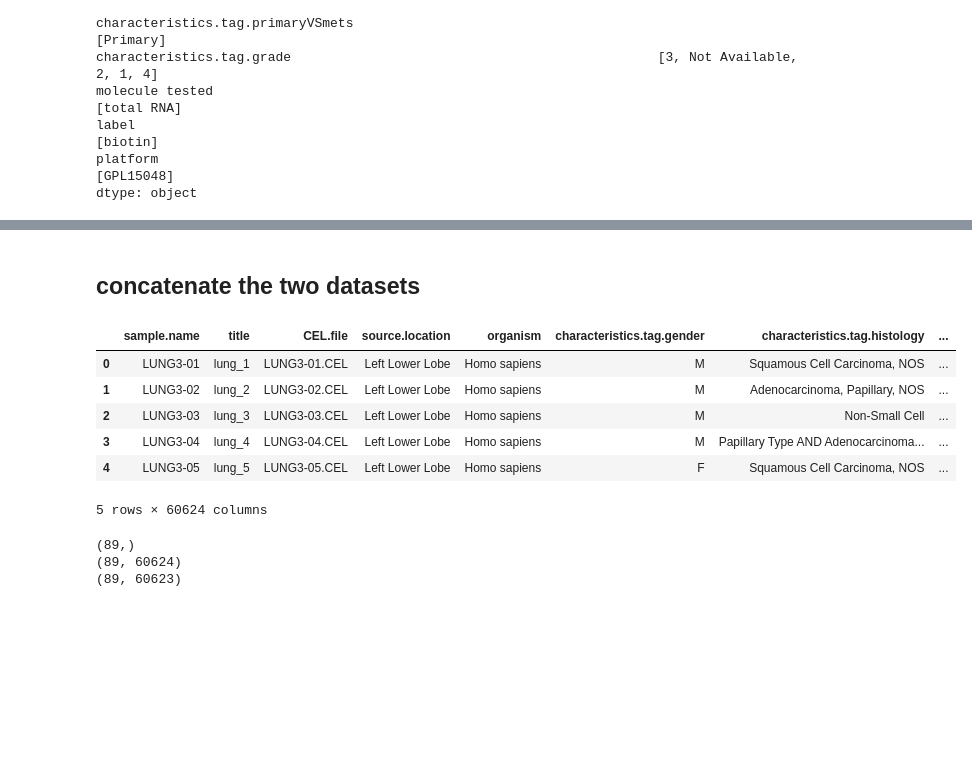
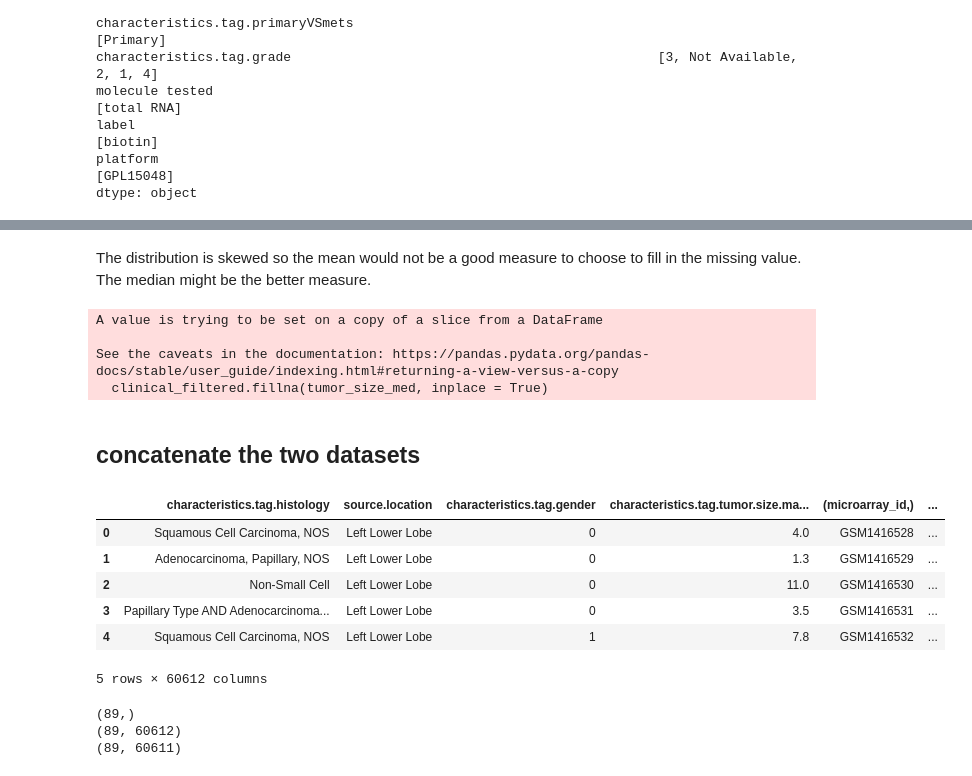
Before and after one commit to ChiaraBecht/Unsupervised_Machine_Learning, a Jupyter notebook: preprocessing/Preprocessing.ipynb, the cells around one changed output, grey strips where cells are left out. Cells and saved outputs as stored; diff of their text form; code cells hidden in the pictures; blank space fills up the shorter version.

Commit message:
Selected relevant features from the clinical dataset and filled in missing values

```diff
--- a/preprocessing/Preprocessing.ipynb
+++ b/preprocessing/Preprocessing.ipynb
@@ -144,0 +146,3 @@ The sample variable, title and CEL.file variables do not contain relevant inform
+# %%
+clinical_filtered = clinical[['characteristics.tag.histology', 'source.location', 'characteristics.tag.gender', 'characteristics.tag.tumor.size.maximumdiameter']]
+clinical_filtered.head()
@@ -144,0 +156,3 @@ The sample variable, title and CEL.file variables do not contain relevant inform
+# %%
+clinical_filtered['characteristics.tag.gender'] = clinical_filtered['characteristics.tag.gender'].replace(['M','F'],[0,1])
+clinical_filtered.head()
@@ -145,16 +192,26 @@ The sample variable, title and CEL.file variables do not contain relevant inform
+# %% [markdown]
+The distribution is skewed so the mean would not be a good measure to choose to fill in the missing value. The median might be the better measure.
+# %%
+tumor_size_med = clinical_filtered['characteristics.tag.tumor.size.maximumdiameter'].median()
+clinical_filtered.fillna(tumor_size_med, inplace = True)
+# %% [output]
+A value is trying to be set on a copy of a slice from a DataFrame
+
+See the caveats in the documentation: https://pandas.pydata.org/pandas-docs/stable/user_guide/indexing.html#returning-a-view-versus-a-copy
+  clinical_filtered.fillna(tumor_size_med, inplace = True)
 # %% [markdown]
 ## concatenate the two datasets
 # %%
-df = pd.concat([clinical, genexp], axis = 1)
+df = pd.concat([clinical_filtered, genexp], axis = 1)
 df.head()
 # %% [output]
-|  | sample.name | title | CEL.file | source.location | organism | characteristics.tag.gender | characteristics.tag.histology | ... |
-| 0 | LUNG3-01 | lung_1 | LUNG3-01.CEL | Left Lower Lobe | Homo sapiens | M | Squamous Cell Carcinoma, NOS | ... |
-| 1 | LUNG3-02 | lung_2 | LUNG3-02.CEL | Left Lower Lobe | Homo sapiens | M | Adenocarcinoma, Papillary, NOS | ... |
-| 2 | LUNG3-03 | lung_3 | LUNG3-03.CEL | Left Lower Lobe | Homo sapiens | M | Non-Small Cell | ... |
-| 3 | LUNG3-04 | lung_4 | LUNG3-04.CEL | Left Lower Lobe | Homo sapiens | M | Papillary Type AND Adenocarcinoma... | ... |
-| 4 | LUNG3-05 | lung_5 | LUNG3-05.CEL | Left Lower Lobe | Homo sapiens | F | Squamous Cell Carcinoma, NOS | ... |
+|  | characteristics.tag.histology | source.location | characteristics.tag.gender | characteristics.tag.tumor.size.ma... | (microarray_id,) | ... |
+| 0 | Squamous Cell Carcinoma, NOS | Left Lower Lobe | 0 | 4.0 | GSM1416528 | ... |
+| 1 | Adenocarcinoma, Papillary, NOS | Left Lower Lobe | 0 | 1.3 | GSM1416529 | ... |
+| 2 | Non-Small Cell | Left Lower Lobe | 0 | 11.0 | GSM1416530 | ... |
+| 3 | Papillary Type AND Adenocarcinoma... | Left Lower Lobe | 0 | 3.5 | GSM1416531 | ... |
+| 4 | Squamous Cell Carcinoma, NOS | Left Lower Lobe | 1 | 7.8 | GSM1416532 | ... |
-5 rows × 60624 columns
+5 rows × 60612 columns
 # %%
 # extract the labels from the dataset
 labels = df['characteristics.tag.histology'].values
@@ -164,5 +221,5 @@ df.drop('characteristics.tag.histology', axis=1, inplace=True)
 print(df.shape)
 # %% [output]
 (89,)
-(89, 60624)
-(89, 60623)
+(89, 60612)
+(89, 60611)
```
Also changed, not shown: parts of 7 cells of this notebook.
